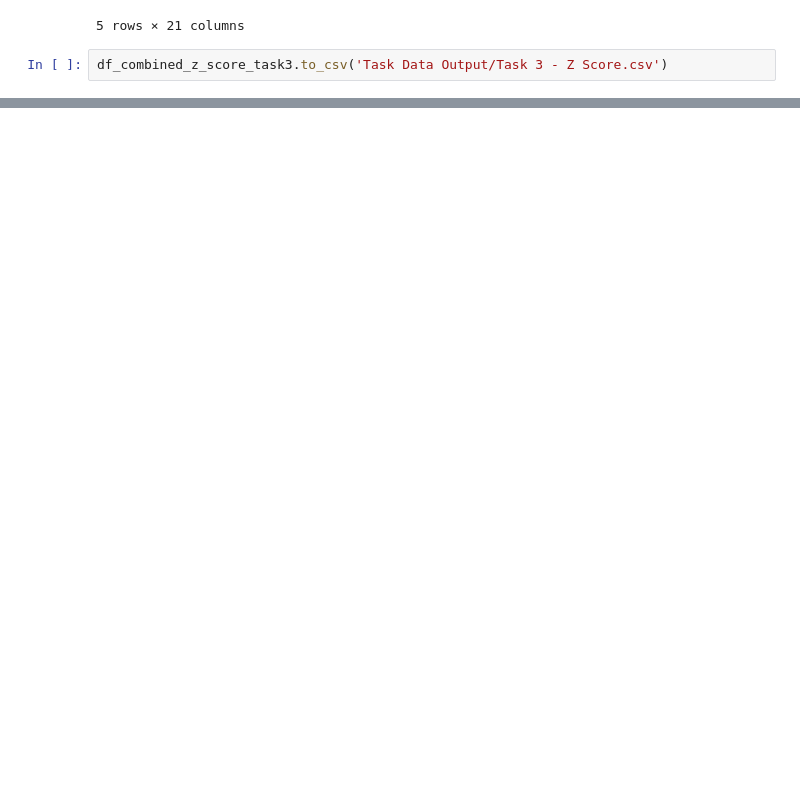
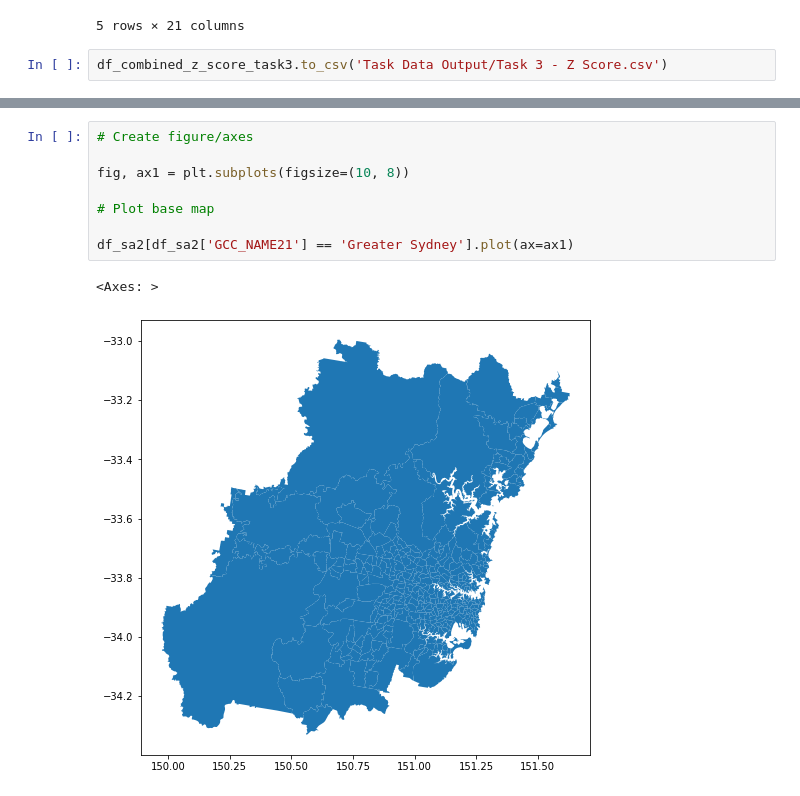
Before and after one commit to MichelangeloNardi/DATA2901--2024S1, a Jupyter notebook: Data Validation_JL.ipynb, the cells around one changed output, grey strips where cells are left out. Saved outputs shown, nothing was run; the diff lists cells and outputs as text; blank space fills up the shorter version.

```diff
--- a/Data Validation_JL.ipynb
+++ b/Data Validation_JL.ipynb
@@ -1857,0 +1902,11 @@ df_combined_z_score_task3.to_csv('Task Data Output/Task 3 - Z Score.csv')
+# %%
+# Create figure/axes
+
+fig, ax1 = plt.subplots(figsize=(10, 8))
+
+# Plot base map
+
+df_sa2[df_sa2['GCC_NAME21'] == 'Greater Sydney'].plot(ax=ax1)
+# %% [output]
+<Axes: >
+[figure, added]
```
Also changed, not shown: parts of 15 cells of this notebook, 1 other file.
